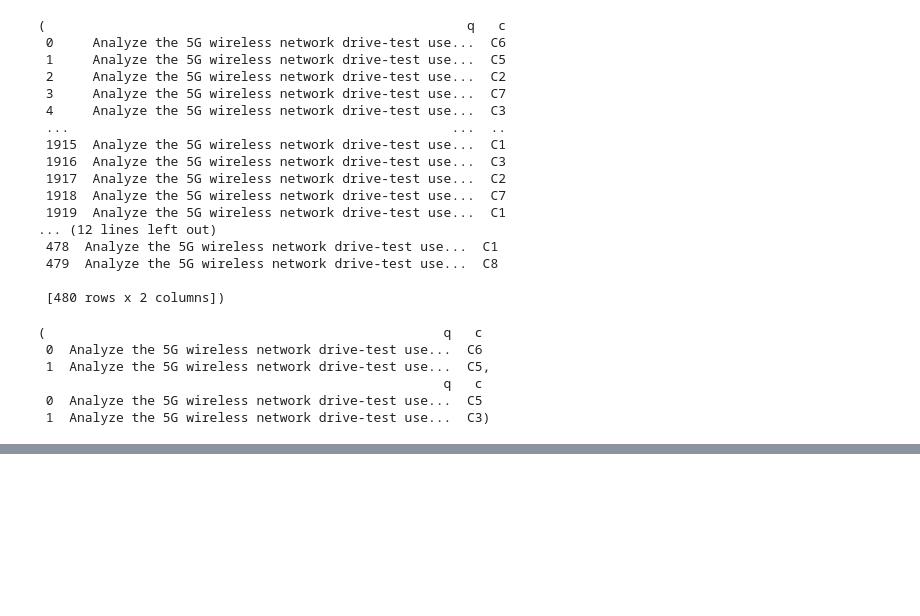
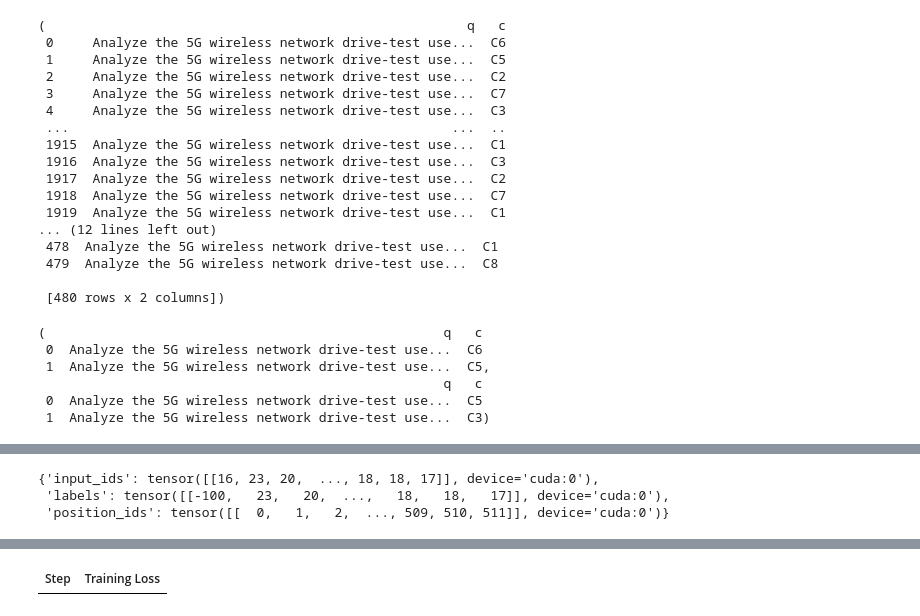
Before and after one commit to Narasim/Python_DLDS, a Jupyter notebook: SFT_telelogs.ipynb, the cells around one changed output, grey strips where cells are left out. Cells and saved outputs as stored; diff of their text form; code cells hidden in the pictures; blank space fills up the shorter version.

Commit message:
Kaggle Notebook | SFT_telelogs | Version 2

```diff
--- a/SFT_telelogs.ipynb
+++ b/SFT_telelogs.ipynb
@@ -171,3 +182,3 @@ train_data.head(2), test_data.head(2)
 # %%
-train_dataset =
+train_dataset, test_dataset
 # %% [output]
@@ -190,0 +233,41 @@ Name: c, Length: 1920, dtype: object
+# %%
+sft_config = SFTConfig(
+    ## GROUP 1: Memory usage
+    # These arguments will squeeze the most out of your GPU's RAM
+    # Checkpointing
+    gradient_checkpointing=True, # this saves a LOT of memory
+    # Set this to avoid exceptions in newer versions of PyTorch
+    gradient_checkpointing_kwargs={'use_reentrant': False},
+    # Gradient Accumulation / Batch size
+    # Actual batch (for updating) is same (1x) as micro-batch size
+    gradient_accumulation_steps=1,
+    # The initial (micro) batch size to start off with
+    per_device_train_batch_size=4,
+    # If batch size would cause OOM, halves its size until it works
+    auto_find_batch_size=True,
+    ## GROUP 2: Dataset-related
+    max_length=512,
+    # Dataset
+    # packing a dataset means no padding is needed
+    packing=True,
+    dataset_text_field='q',
+    ## GROUP 3: These are typical training parameters
+    num_train_epochs=2,
+    learning_rate=3e-4,
+    # Optimizer
+    # 8-bit Adam optimizer - doesn't help much if you're using LoRA!
+    optim='paged_adamw_8bit',
+    ## GROUP 4: Logging parameters
+    logging_steps=400,
+    logging_dir='./logs',
+    output_dir='./Qwen/Qwen2.5-3B-Instruct',
+    report_to='none'
+    )
+# %%
+trainer = SFTTrainer(
+    model = model_4bit,
+    processing_class = tokenizer,
+    args = sft_config,
+    train_dataset = train_dataset,
+    eval_dataset = test_dataset
+)
@@ -190,0 +280,9 @@ Name: c, Length: 1920, dtype: object
+# %%
+batch
+# %% [output]
+{'input_ids': tensor([[16, 23, 20,  ..., 18, 18, 17]], device='cuda:0'),
+ 'labels': tensor([[-100,   23,   20,  ...,   18,   18,   17]], device='cuda:0'),
+ 'position_ids': tensor([[  0,   1,   2,  ..., 509, 510, 511]], device='cuda:0')}
+# %%
+trainer.train()
+# %% [output]
@@ -190,0 +290 @@ Name: c, Length: 1920, dtype: object
+| Step | Training Loss |
```
Also changed, not shown: parts of 13 cells of this notebook.
